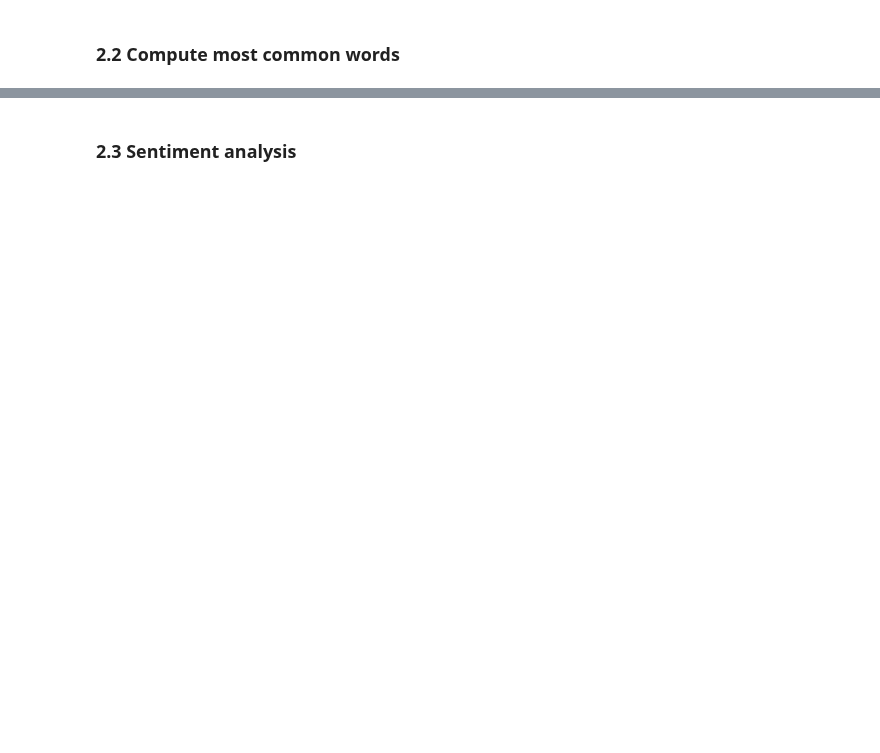
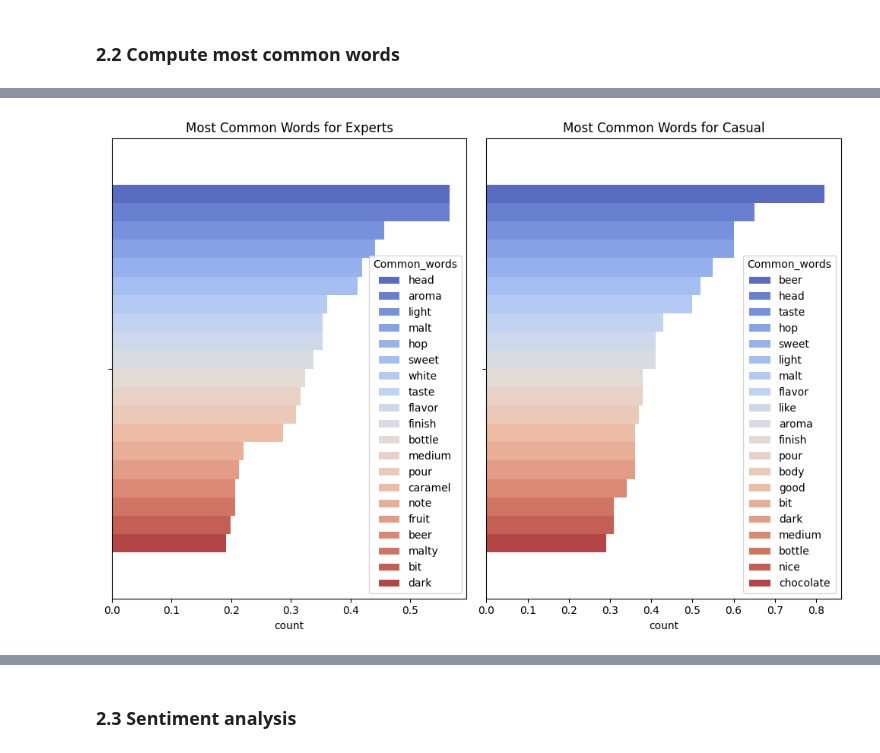
Before and after one commit to epfl-ada/ada-2023-project-remontada, a Jupyter notebook: code/main_vincent.ipynb, the cells around one changed output, grey strips where cells are left out. Drawn from its saved outputs; the diff is of its cells as text; code cells hidden in the pictures; blank space fills up the shorter version.

```diff
--- a/code/main_vincent.ipynb
+++ b/code/main_vincent.ipynb
@@ -1121,0 +1042,6 @@ plot_top_words(top_words_others, 'Others')
+# %%
+top_words_expert = compute_top_words(df_expert_text_stats)
+top_bigrams_expert = compute_top_bigrams(df_expert_text_stats)
+# %%
+top_words_casual = compute_top_words(df_casual_text_stats)
+top_bigrams_casual = compute_top_bigrams(df_casual_text_stats)
@@ -1121,0 +1068,4 @@ plot_top_words(top_words_others, 'Others')
+# %%
+plot_top_words(top_words_expert,top_words_casual)
+# %% [output]
+[figure, added]
```
Also changed, not shown: parts of 43 cells of this notebook, 2 other files.
